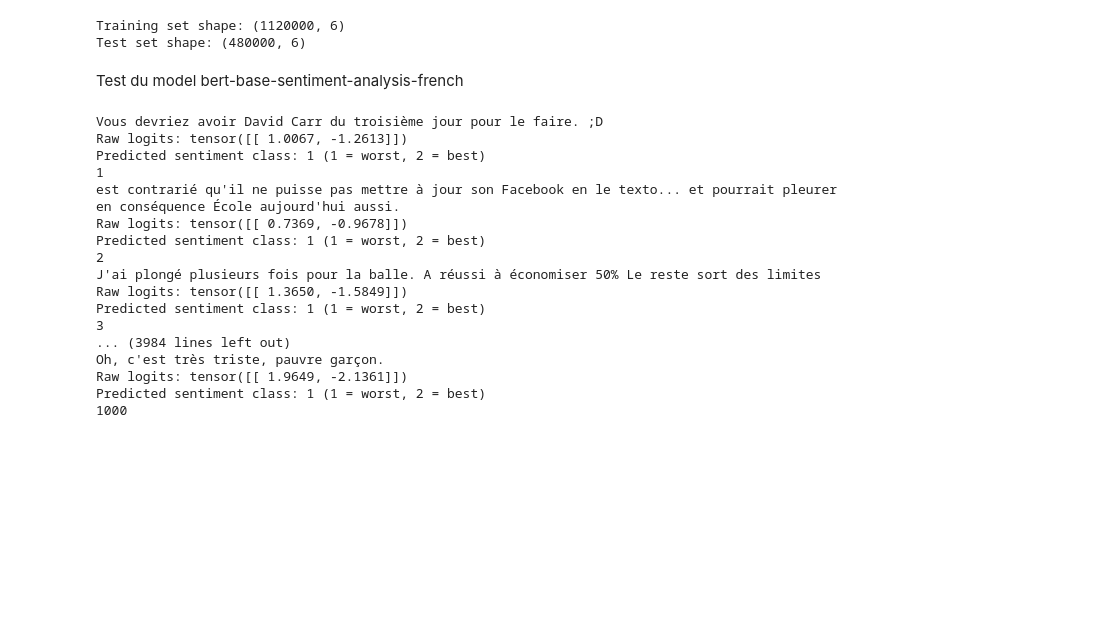
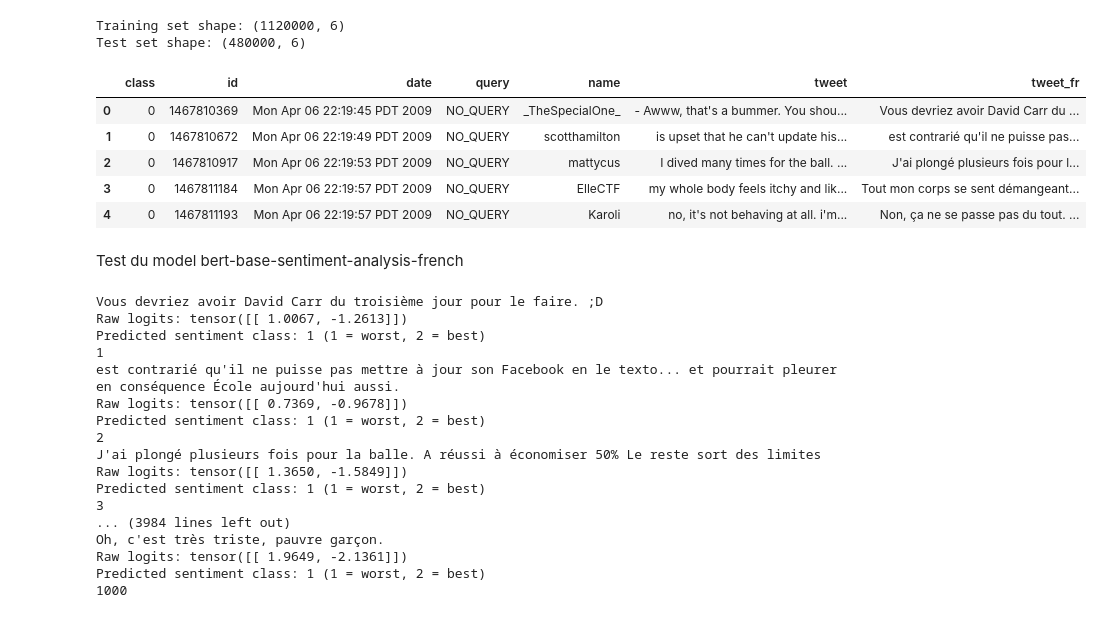
Before and after one commit to GuillaumeDeSaintEtienne/LEIA, a Jupyter notebook: test_de_tout_les_models.ipynb, the cells around one changed output. Cells and saved outputs as stored; diff of their text form; code cells hidden in the pictures; blank space fills up the shorter version.

```diff
--- a/test_de_tout_les_models.ipynb
+++ b/test_de_tout_les_models.ipynb
@@ -28,6 +28,15 @@ Training set shape: (1120000, 6)
 Test set shape: (480000, 6)
 # %%
 testFr_df = pd.read_csv("sentiment140_fr_2000.csv")
+# %%
+testFr_df.head()
+# %% [output]
+|  | class | id | date | query | name | tweet | tweet_fr |
+| 0 | 0 | 1467810369 | Mon Apr 06 22:19:45 PDT 2009 | NO_QUERY | _TheSpecialOne_ | - Awww, that's a bummer. You shou... | Vous devriez avoir David Carr du ... |
+| 1 | 0 | 1467810672 | Mon Apr 06 22:19:49 PDT 2009 | NO_QUERY | scotthamilton | is upset that he can't update his... | est contrarié qu'il ne puisse pas... |
+| 2 | 0 | 1467810917 | Mon Apr 06 22:19:53 PDT 2009 | NO_QUERY | mattycus | I dived many times for the ball. ... | J'ai plongé plusieurs fois pour l... |
+| 3 | 0 | 1467811184 | Mon Apr 06 22:19:57 PDT 2009 | NO_QUERY | ElleCTF | my whole body feels itchy and lik... | Tout mon corps se sent démangeant... |
+| 4 | 0 | 1467811193 | Mon Apr 06 22:19:57 PDT 2009 | NO_QUERY | Karoli | no, it's not behaving at all. i'm... | Non, ça ne se passe pas du tout. ... |
 # %% [markdown]
 Test du model bert-base-sentiment-analysis-french
 # %%
```
Also changed, not shown: 1 other file.
